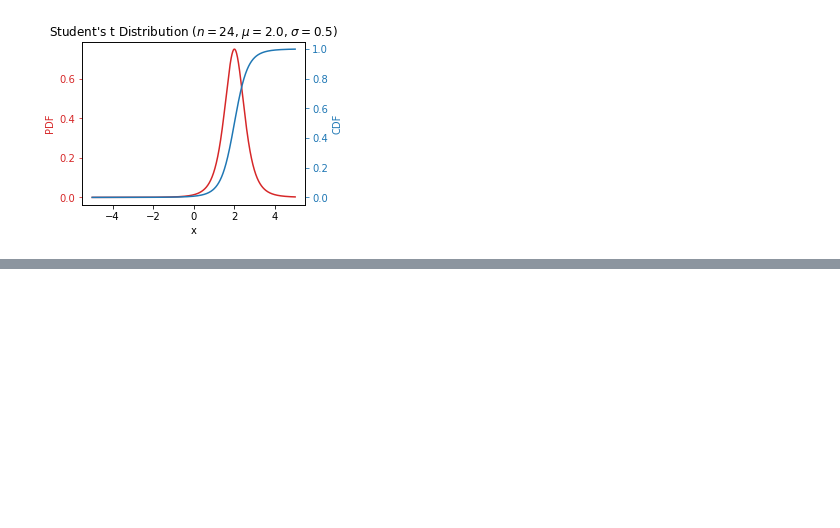
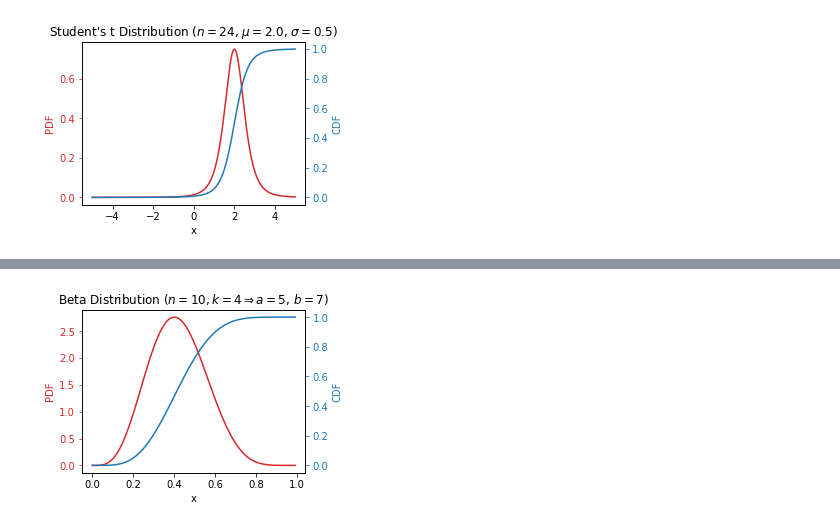
Before and after one commit to liunelson/learning-exercises, a Jupyter notebook: statlect/statlect_part3.ipynb, the cells around one changed output, grey strips where cells are left out. Cells and saved outputs as stored; diff of their text form; code cells hidden in the pictures; blank space fills up the shorter version.

```diff
--- a/statlect/statlect_part3.ipynb
+++ b/statlect/statlect_part3.ipynb
@@ -496,0 +580,28 @@ ax2.tick_params(axis = 'y', color = c2, labelcolor = c2)
+# %%
+import numpy as np
+from scipy.stats import beta
+import matplotlib.pyplot as plt
+
+n = 10
+k = 4
+a = k + 1
+b = n - k + 1
+x = np.arange(0, 1, 0.01)
+PDF = beta.pdf(x, a, b)
+CDF = beta.cdf(x, a, b)
+
+fig, ax1 = plt.subplots(nrows = 1, ncols = 1, figsize = (4, 3))
+c1 = 'tab:red'
+ax1.plot(x, PDF, color = c1)
+ax1.set_xlabel('x')
+ax1.set_ylabel('PDF', color = c1)
+ax1.tick_params(axis = 'y', color = c1, labelcolor = c1)
+ax1.set_title(f'Beta Distribution ($n = {n}, k = {k} \Rightarrow a = {a}$, $b = {b}$)')
+
+c2 = 'tab:blue'
+ax2 = ax1.twinx()
+ax2.plot(x, CDF, color = c2)
+ax2.set_ylabel('CDF', color = c2)
+ax2.tick_params(axis = 'y', color = c2, labelcolor = c2)
+# %% [output]
+[figure, added]
```
Also changed, not shown: parts of 6 cells of this notebook, 1 other file.
